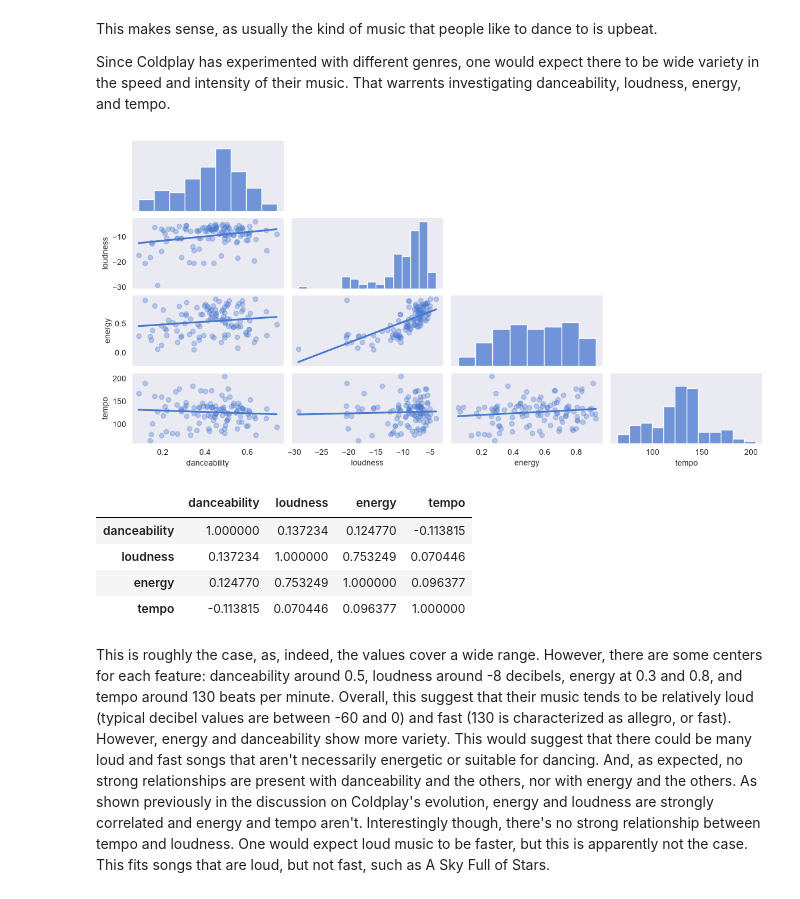
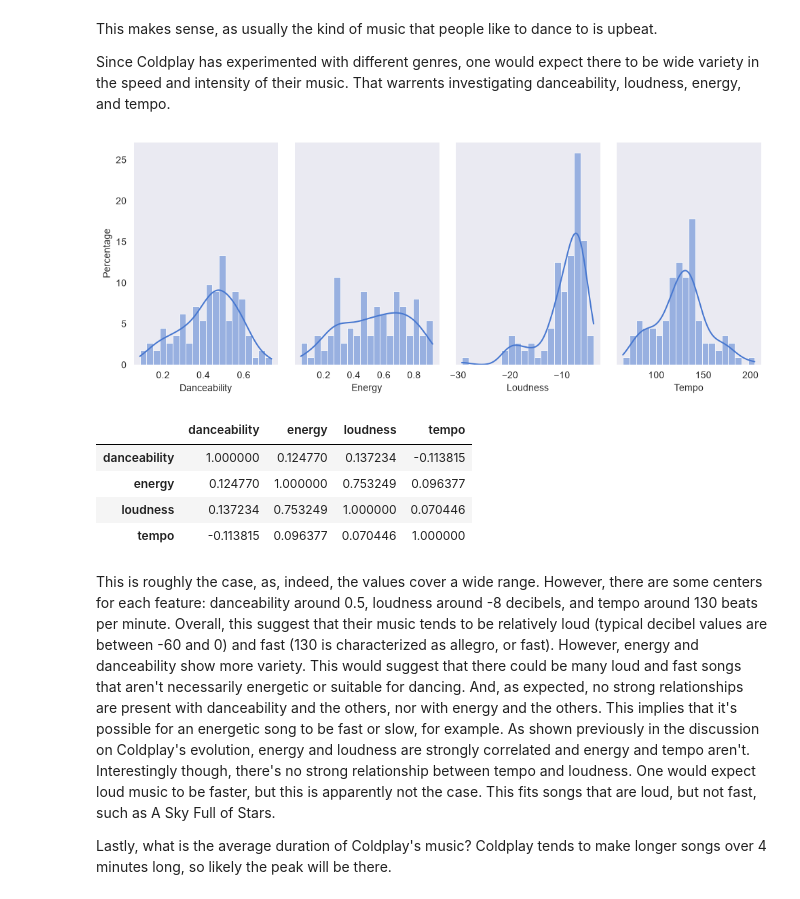
Before and after one commit to Dworlock11/Coldplay-Music-Analysis, a Jupyter notebook: notebooks/Analysis.ipynb, the cells around one changed output. Cells and saved outputs as stored; diff of their text form; code cells hidden in the pictures.

```diff
--- a/notebooks/Analysis.ipynb
+++ b/notebooks/Analysis.ipynb
@@ -573,20 +565,32 @@ plt.show()
 This makes sense, as usually the kind of music that people like to dance to is upbeat.
 
 Since Coldplay has experimented with different genres, one would expect there to be wide variety in the speed and intensity of their music. That warrents investigating danceability, loudness, energy, and tempo.
-# %%
-df[features].corr(method="spearman")
-# %% [output]
-[figure, removed]
-# %%
-sns.pairplot(df[features], kind="reg", height=1.5, aspect=2, corner=True, plot_kws={"scatter_kws": {"alpha": 0.33}, "ci": False})
-ax.set_title("Relationships between Features")
-
-plt.show()
-# %% [output]
-|  | danceability | loudness | energy | tempo |
-| danceability | 1.000000 | 0.137234 | 0.124770 | -0.113815 |
-| loudness | 0.137234 | 1.000000 | 0.753249 | 0.070446 |
-| energy | 0.124770 | 0.753249 | 1.000000 | 0.096377 |
-| tempo | -0.113815 | 0.070446 | 0.096377 | 1.000000 |
+# %%
+fig, axes = plt.subplots(1, 4, figsize=(10, 4), sharey=True)
+axes = axes.flatten()
+
+features = ["danceability", "energy", "loudness", "tempo"]
+
+for feature, ax in zip(features, axes):
+    sns.histplot(x=feature, stat="percent", data=df, bins=20, kde=True, ax=ax)
+    ax.set_xlabel(feature.capitalize())
+    ax.set_ylabel("Percentage")
+
+plt.tight_layout()
+plt.show()
+# %% [output]
+[figure, added]
+# %%
+features = ["danceability", "energy", "loudness", "tempo"]
+
+df[features].corr(method="spearman")
+# %% [output]
+|  | danceability | energy | loudness | tempo |
+| danceability | 1.000000 | 0.124770 | 0.137234 | -0.113815 |
+| energy | 0.124770 | 1.000000 | 0.753249 | 0.096377 |
+| loudness | 0.137234 | 0.753249 | 1.000000 | 0.070446 |
+| tempo | -0.113815 | 0.096377 | 0.070446 | 1.000000 |
 # %% [markdown]
-This is roughly the case, as, indeed, the values cover a wide range. However, there are some centers for each feature: danceability around 0.5, loudness around -8 decibels, energy at 0.3 and 0.8, and tempo around 130 beats per minute. Overall, this suggest that their music tends to be relatively loud (typical decibel values are between -60 and 0) and fast (130 is characterized as allegro, or fast). However, energy and danceability show more variety. This would suggest that there could be many loud and fast songs that aren't necessarily energetic or suitable for dancing. And, as expected, no strong relationships are present with danceability and the others, nor with energy and the others. As shown previously in the discussion on Coldplay's evolution, energy and loudness are strongly correlated and energy and tempo aren't. Interestingly though, there's no strong relationship between tempo and loudness. One would expect loud music to be faster, but this is apparently not the case. This fits songs that are loud, but not fast, such as A Sky Full of Stars.
+This is roughly the case, as, indeed, the values cover a wide range. However, there are some centers for each feature: danceability around 0.5, loudness around -8 decibels, and tempo around 130 beats per minute. Overall, this suggest that their music tends to be relatively loud (typical decibel values are between -60 and 0) and fast (130 is characterized as allegro, or fast). However, energy and danceability show more variety. This would suggest that there could be many loud and fast songs that aren't necessarily energetic or suitable for dancing. And, as expected, no strong relationships are present with danceability and the others, nor with energy and the others. This implies that it's possible for an energetic song to be fast or slow, for example. As shown previously in the discussion on Coldplay's evolution, energy and loudness are strongly correlated and energy and tempo aren't. Interestingly though, there's no strong relationship between tempo and loudness. One would expect loud music to be faster, but this is apparently not the case. This fits songs that are loud, but not fast, such as A Sky Full of Stars.
+
+Lastly, what is the average duration of Coldplay's music? Coldplay tends to make longer songs over 4 minutes long, so likely the peak will be there.
```
Also changed, not shown: parts of 15 cells of this notebook, 1 other file.
